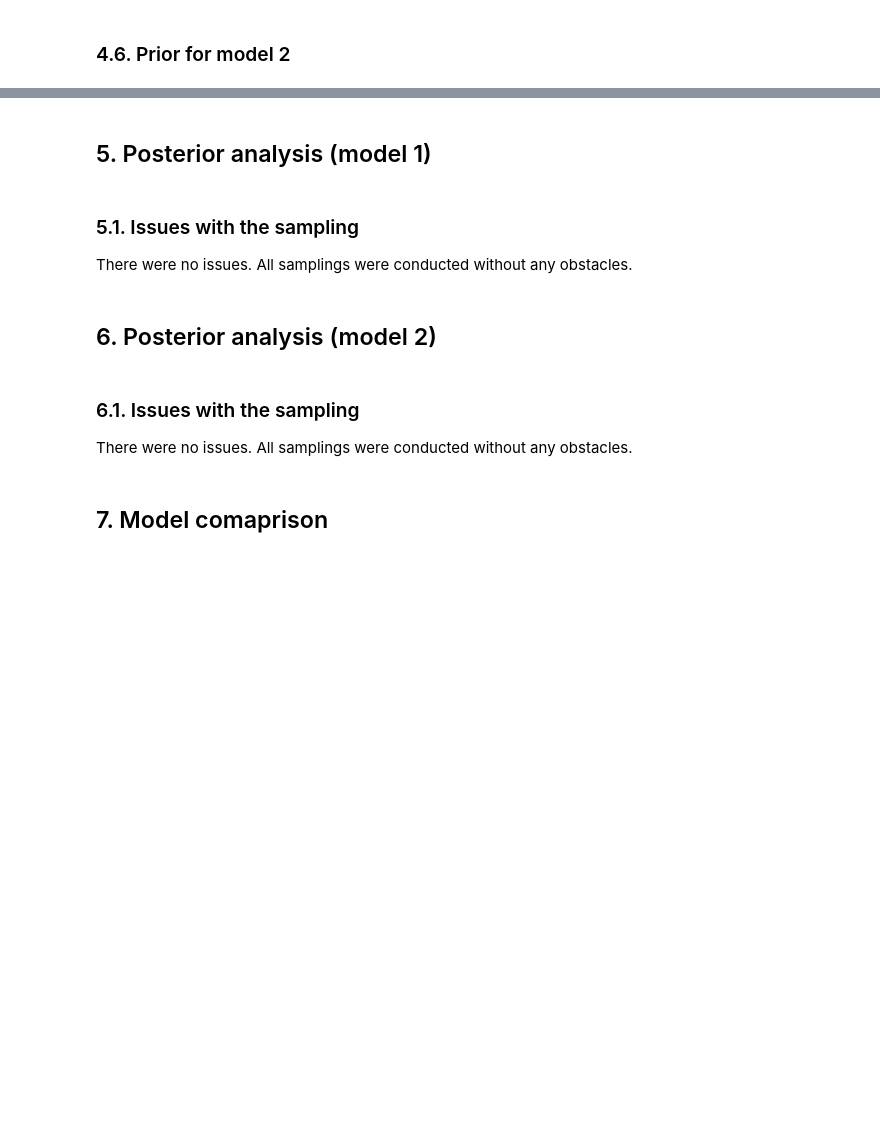
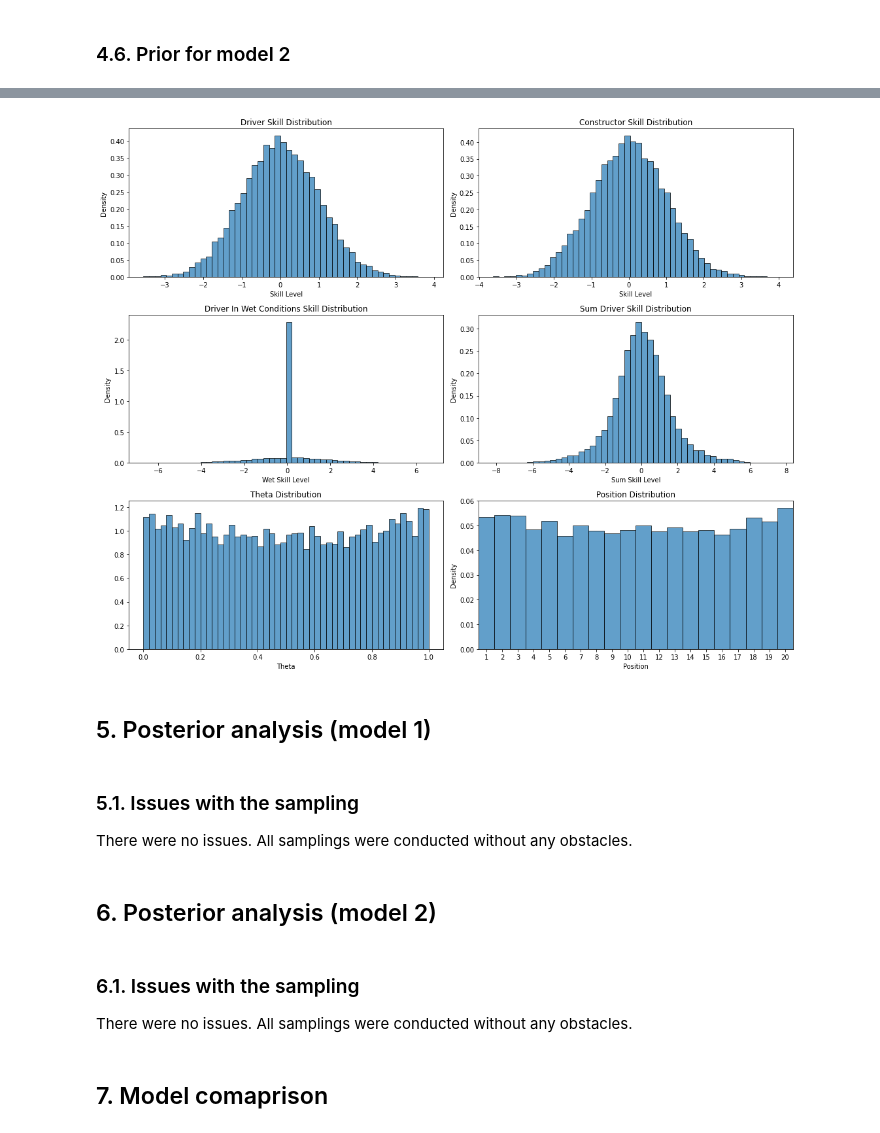
Before and after one commit to andrzejjnk/bayesian_f1, a Jupyter notebook: f1_project.ipynb, the cells around one changed output, grey strips where cells are left out. Cells and saved outputs as stored; diff of their text form; code cells hidden in the pictures; blank space fills up the shorter version.

```diff
--- a/f1_project.ipynb
+++ b/f1_project.ipynb
@@ -496,0 +564,13 @@ model2_prior = CmdStanModel(stan_file='stan/model2_prior.stan')
+# %%
+df = pd.read_csv('data_processing/processed_data.csv')
+unique_drivers = df['Driver'].nunique() # unique drivers
+D = 18
+rainy = [random.choice([0, 1]) for _ in range(unique_drivers)]
+data = {
+    'D': unique_drivers,
+    'rainy': rainy
+}
+# Kompilacja modelu
+model = CmdStanModel(stan_file='stan/model2_prior.stan')
+# Uruchomienie próbkowania
+prior_model_2 = model.sample(data=data, iter_sampling=1000, chains=1, fixed_param=True)
@@ -497,3 +583,58 @@ model2_prior = CmdStanModel(stan_file='stan/model2_prior.stan')
+# %%
+# Dane do wizualizacji
+driver_skill_flat = prior_model_2.stan_variable('driver_skill').flatten()
+driver_skill_wet_flat = prior_model_2.stan_variable('driver_skill_wet').flatten()
+driver_skill_sum_flat = prior_model_2.stan_variable('driver_skill_sum').flatten()
+constructor_skill_flat = prior_model_2.stan_variable('constructor_skill').flatten()
+position_flat = prior_model_2.stan_variable('position').flatten() + 1
+theta_flat = prior_model_2.stan_variable('theta').flatten()
+
+# Tworzenie subplots
+fig, axs = plt.subplots(3, 2, figsize=(15, 12))
+
+# Histogram driver_skill
+axs[0, 0].hist(driver_skill_flat, bins=50, edgecolor='black', alpha=0.7, density=True)
+axs[0, 0].set_title('Driver Skill Distribution')
+axs[0, 0].set_xlabel('Skill Level')
+axs[0, 0].set_ylabel('Density')
+
+# Histogram constructor_skill
+axs[0, 1].hist(constructor_skill_flat, bins=50, edgecolor='black', alpha=0.7, density=True)
+axs[0, 1].set_title('Constructor Skill Distribution')
+axs[0, 1].set_xlabel('Skill Level')
+axs[0, 1].set_ylabel('Density')
+
+# Histogram driver_skill_wet
+axs[1, 0].hist(driver_skill_wet_flat, bins=50, edgecolor='black', alpha=0.7, density=True)
+axs[1, 0].set_title('Driver In Wet Conditions Skill Distribution')
+axs[1, 0].set_xlabel('Wet Skill Level')
+axs[1, 0].set_ylabel('Density')
+
+# Histogram constructor_skill_sum
+axs[1, 1].hist(driver_skill_sum_flat, bins=50, edgecolor='black', alpha=0.7, density=True)
+axs[1, 1].set_title('Sum Driver Skill Distribution')
+axs[1, 1].set_xlabel('Sum Skill Level')
+axs[1, 1].set_ylabel('Density')
+
+# Histogram theta
+axs[2, 0].hist(theta_flat, bins=50, edgecolor='black', alpha=0.7, density=True)
+axs[2, 0].set_title('Theta Distribution')
+axs[2, 0].set_xlabel('Theta')
+axs[1, 0].set_ylabel('Density')
+
+# Histogram position
+axs[2, 1].hist(position_flat, bins=np.arange(1, 22) - 0.5, edgecolor='black', alpha=0.7, density=True)
+axs[2, 1].set_title('Position Distribution')
+axs[2, 1].set_xlabel('Position')
+axs[2, 1].set_ylabel('Density')
+axs[2, 1].set_xticks(range(1, 21))
+axs[2, 1].set_xlim([0.5, 20.5])
+
+# Adjust layout
+plt.tight_layout()
+plt.show()
+# %% [output]
+[figure, added]
 # %% [markdown]
 ## 5. Posterior analysis (model 1)
 # %% [markdown]
```
Also changed, not shown: parts of 7 cells of this notebook.
